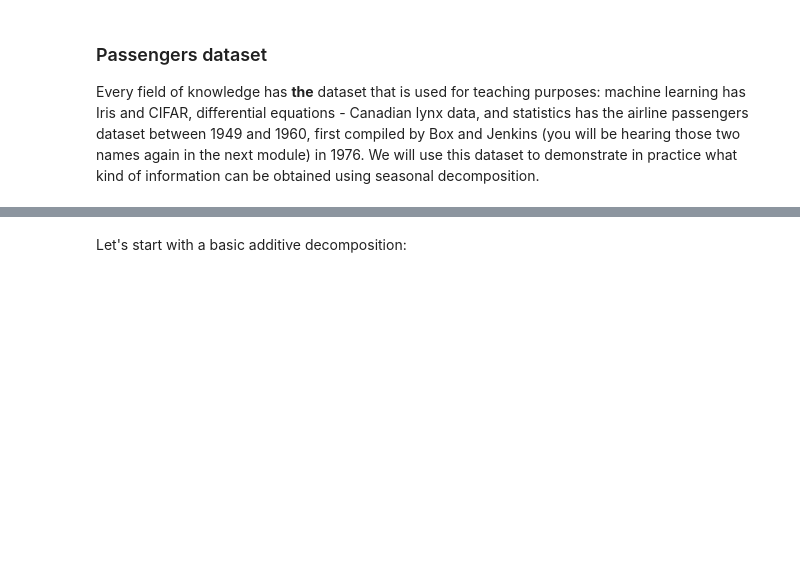
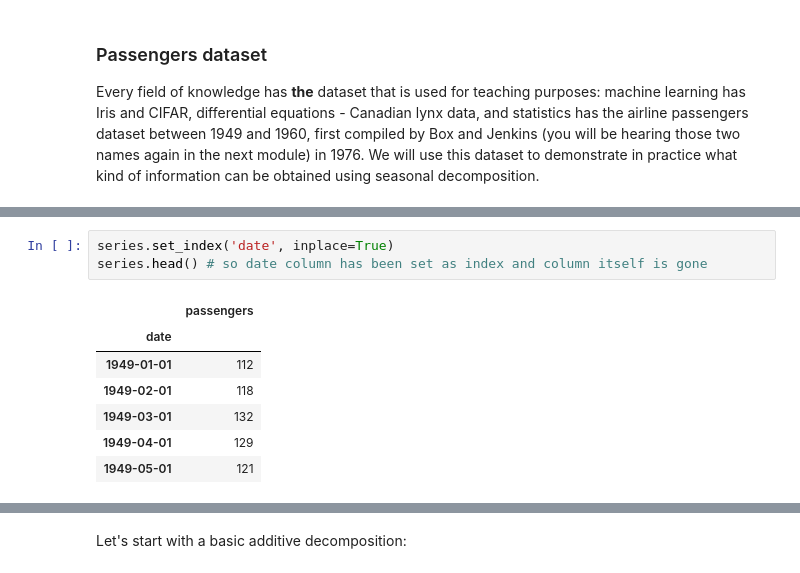
Before and after one commit to ValRCS/Python_Data_Analysis_Forecasting, a Jupyter notebook: notebooks/time_series/ts-0-the-basics.ipynb, the cells around one changed output, grey strips where cells are left out. Cells and saved outputs as stored; diff of their text form; blank space fills up the shorter version.

```diff
--- a/notebooks/time_series/ts-0-the-basics.ipynb
+++ b/notebooks/time_series/ts-0-the-basics.ipynb
@@ -182,0 +232,11 @@ series.set_index('date').plot()
+# %%
+series.set_index('date', inplace=True)
+series.head() # so date column has been set as index and column itself is gone
+# %% [output]
+|  | passengers |
+| date |  |
+| 1949-01-01 | 112 |
+| 1949-02-01 | 118 |
+| 1949-03-01 | 132 |
+| 1949-04-01 | 129 |
+| 1949-05-01 | 121 |
```
Also changed, not shown: parts of 13 cells of this notebook.
